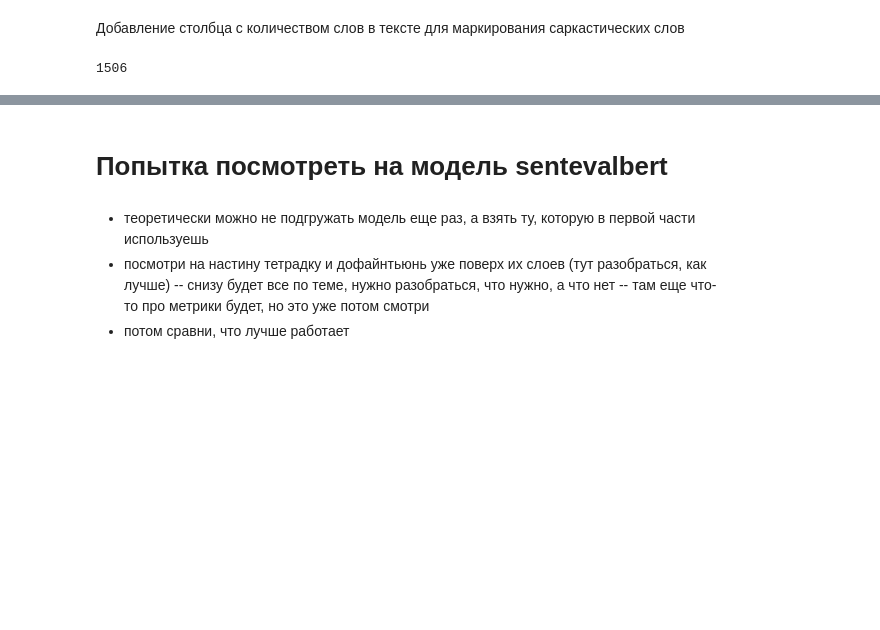
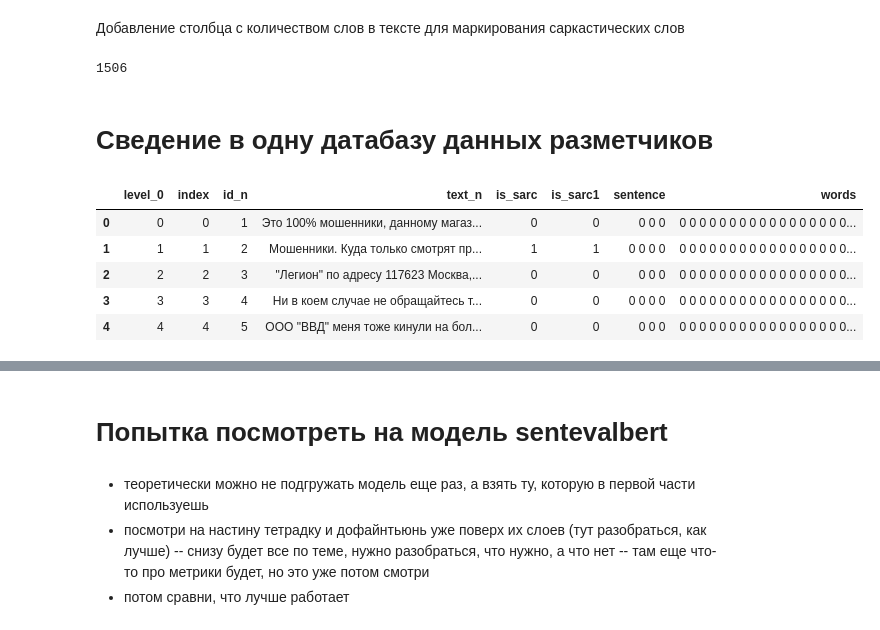
Before and after one commit to MaryObr/coursework, a Jupyter notebook: Coursework.ipynb, the cells around one changed output, grey strips where cells are left out. Drawn from its saved outputs; the diff is of its cells as text; code cells hidden in the pictures; blank space fills up the shorter version.

```diff
--- a/Coursework.ipynb
+++ b/Coursework.ipynb
@@ -463,3 +463,5 @@ df['words'] = words
 df.to_sql(name='Negatives2_new_3', con=conn)
 # %% [output]
 1506
+# %% [markdown]
+# Сведение в одну датабазу данных разметчиков
@@ -465,0 +470,16 @@ df.to_sql(name='Negatives2_new_3', con=conn)
+# %%
+con = sqlite3.connect('reviews_general_Dan.db')
+cur = con.cursor()
+# %%
+neg = pd.read_sql('SELECT * FROM Negatives', con=con)
+neg2n = pd.read_sql('SELECT * FROM Negatives2_new', con=con)
+neg2o = pd.read_sql('SELECT * FROM Negatives2_old', con=con)
+# %%
+neg2n.head()
+# %% [output]
+|  | level_0 | index | id_n | text_n | is_sarc | is_sarc1 | sentence | words |
+| 0 | 0 | 0 | 1 | Это 100% мошенники, данному магаз... | 0 | 0 | 0 0 0 | 0 0 0 0 0 0 0 0 0 0 0 0 0 0 0 0 0... |
+| 1 | 1 | 1 | 2 | Мошенники. Куда только смотрят пр... | 1 | 1 | 0 0 0 0 | 0 0 0 0 0 0 0 0 0 0 0 0 0 0 0 0 0... |
+| 2 | 2 | 2 | 3 | "Легион" по адресу 117623 Москва,... | 0 | 0 | 0 0 0 | 0 0 0 0 0 0 0 0 0 0 0 0 0 0 0 0 0... |
+| 3 | 3 | 3 | 4 | Ни в коем случае не обращайтесь т... | 0 | 0 | 0 0 0 0 | 0 0 0 0 0 0 0 0 0 0 0 0 0 0 0 0 0... |
+| 4 | 4 | 4 | 5 | ООО "ВВД" меня тоже кинули на бол... | 0 | 0 | 0 0 0 | 0 0 0 0 0 0 0 0 0 0 0 0 0 0 0 0 0... |
```
Also changed, not shown: parts of 19 cells of this notebook.
